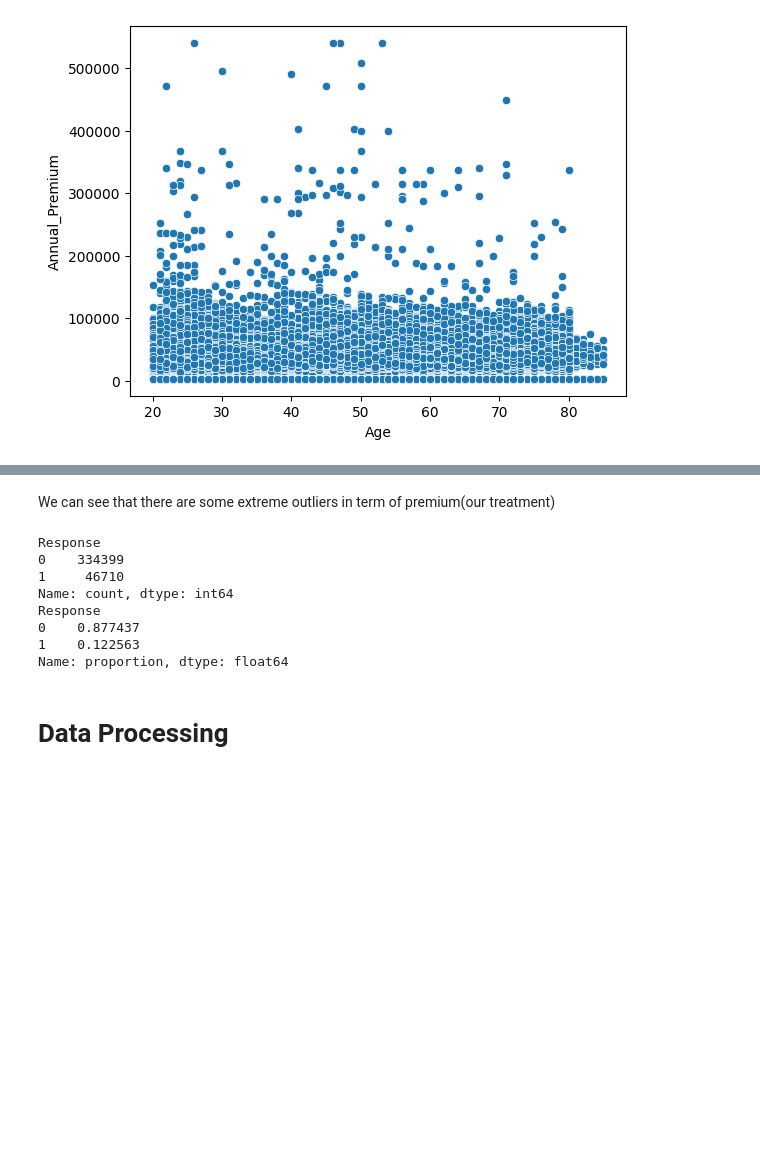
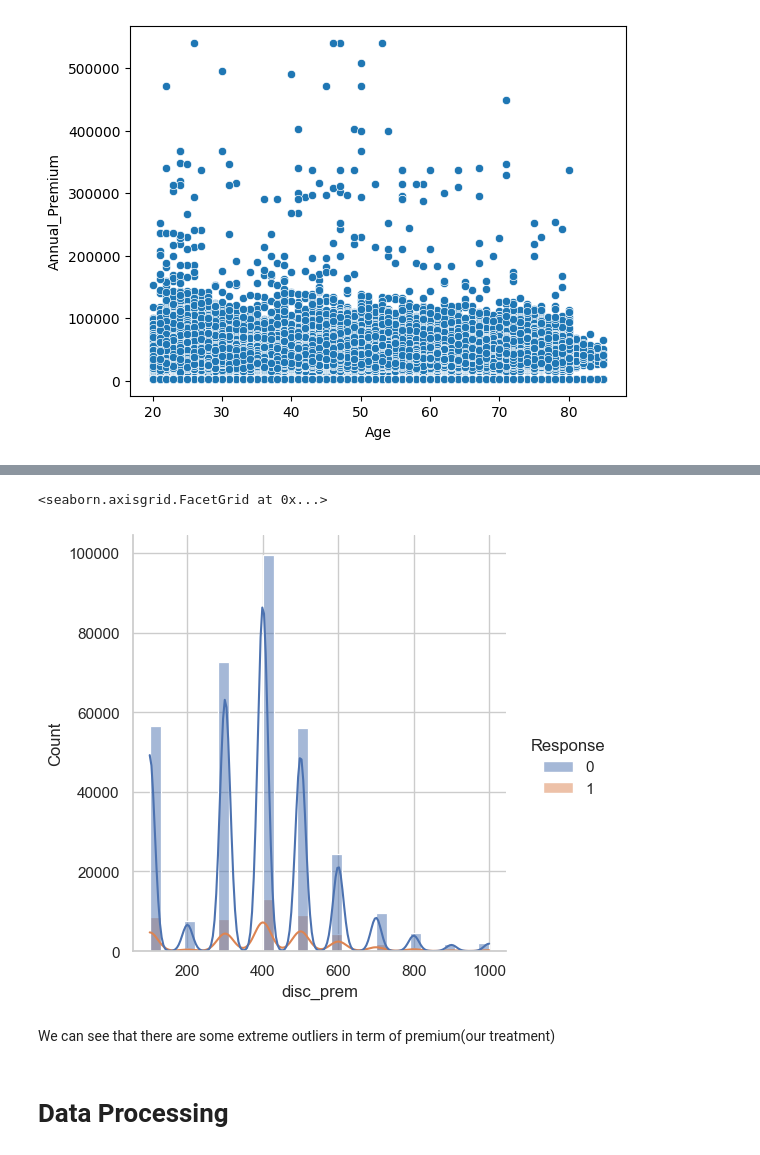
Before and after one commit to Mooncake000303/InsurancePricing_PrescriptiveAnalysis, a Jupyter notebook: Data_Processing.ipynb, the cells around one changed output, grey strips where cells are left out. Saved outputs shown, nothing was run; the diff lists cells and outputs as text; code cells hidden in the pictures; blank space fills up the shorter version.

```diff
--- a/Data_Processing.ipynb
+++ b/Data_Processing.ipynb
@@ -122,17 +123,14 @@ sns.displot(absurd_prem, x='Annual_Premium', bins=30, hue="Response", kde=True)
+# %%
+data['disc_prem'] = [max(round(x, -2), 100) if round(x, -2) < 1000 else 1000 for x in data['Annual_Premium']]
+sns.displot(data, x='disc_prem', bins=30, hue="Response", kde=True)
+# %% [output]
+<seaborn.axisgrid.FacetGrid at 0x...>
+[figure, added]
 # %% [markdown]
 We can see that there are some extreme outliers in term of premium(our treatment)
 # %%
-print(data['Response'].value_counts())
-print(data['Response'].value_counts(normalize=True))
+# print(data['Response'].value_counts())
+# print(data['Response'].value_counts(normalize=True))
-# %% [output]
-Response
-0    334399
-1     46710
-Name: count, dtype: int64
-Response
-0    0.877437
-1    0.122563
-Name: proportion, dtype: float64
 # %% [markdown]
 # Data Processing
 # %% [markdown]
```
Also changed, not shown: parts of 38 cells of this notebook, 7 other files.
